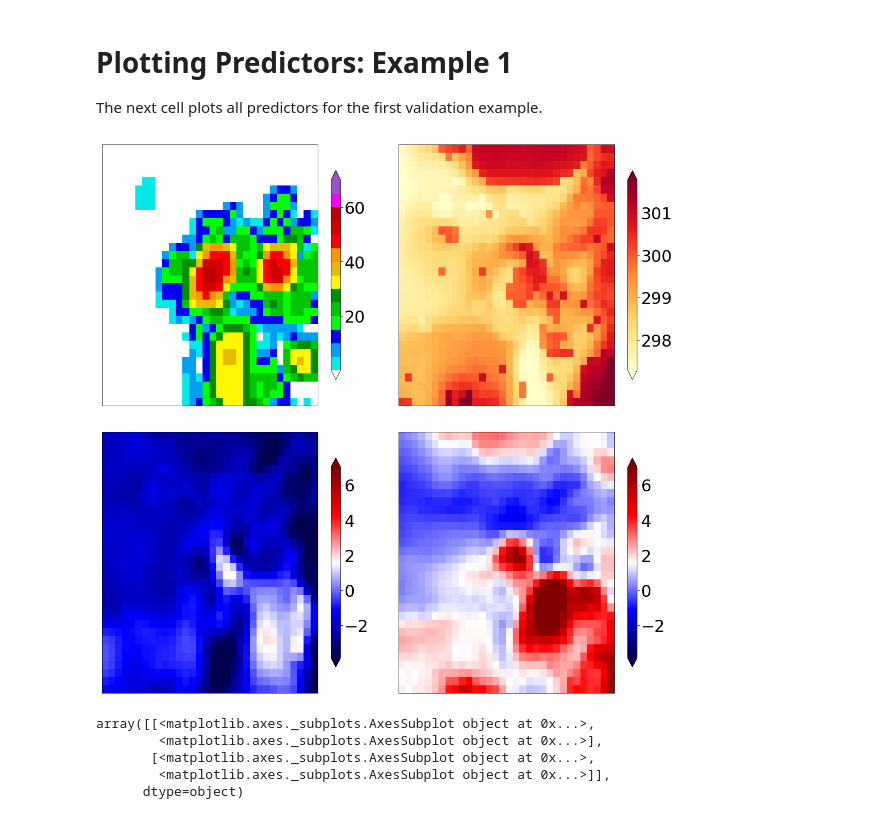
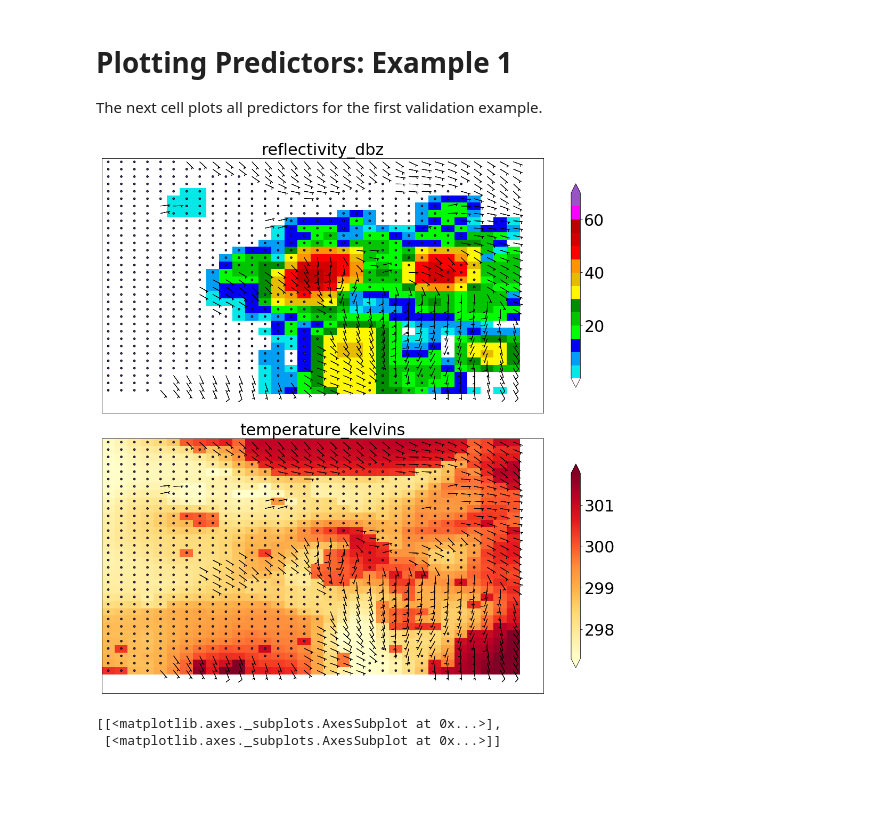
Before and after one commit to djgagne/ams-ml-python-course, a Jupyter notebook: module_4/ML_Short_Course_Module_4_Interpretation.ipynb, the cells around one changed output. Saved outputs shown, nothing was run; the diff lists cells and outputs as text; code cells hidden in the pictures; blank space fills up the shorter version.

```diff
--- a/module_4/ML_Short_Course_Module_4_Interpretation.ipynb
+++ b/module_4/ML_Short_Course_Module_4_Interpretation.ipynb
@@ -206,22 +206,13 @@ REFL_COLOUR_MAP_OBJECT.set_under(numpy.ones(3))
 
 PREDICTOR_TO_COLOUR_MAP_DICT = {
     TEMPERATURE_NAME: pyplot.cm.YlOrRd,
-    REFLECTIVITY_NAME: REFL_COLOUR_MAP_OBJECT,
-    U_WIND_NAME: pyplot.cm.seismic,
-    V_WIND_NAME: pyplot.cm.seismic
+    REFLECTIVITY_NAME: REFL_COLOUR_MAP_OBJECT
 }
 
 THESE_COLOUR_BOUNDS = numpy.array(
     [0.1, 5, 10, 15, 20, 25, 30, 35, 40, 45, 50, 55, 60, 65, 70])
 REFL_COLOUR_NORM_OBJECT = matplotlib.colors.BoundaryNorm(
     THESE_COLOUR_BOUNDS, REFL_COLOUR_MAP_OBJECT.N)
-
-PREDICTOR_TO_COLOUR_NORM_DICT = {
-    TEMPERATURE_NAME: None,
-    REFLECTIVITY_NAME: REFL_COLOUR_NORM_OBJECT,
-    U_WIND_NAME: None,
-    V_WIND_NAME: None
-}
 # %% [markdown]
 # Deep-learning Constants
 
@@ -268,6 +259,7 @@ DATE_FORMAT_REGEX = '[0-9][0-9][0-9][0-9][0-1][0-9][0-3][0-9]'
 
 MIN_PROBABILITY = 1e-15
 MAX_PROBABILITY = 1. - MIN_PROBABILITY
+METRES_PER_SECOND_TO_KT = 3.6 / 1.852
 # %% [markdown]
 # Time Conversion
 
@@ -2409,39 +2456,19 @@ def plot_many_predictors_2d(
 # Plotting Predictors: Example 1
 
 The next cell plots all predictors for the first validation example.
-# %%
-predictor_matrix = validation_image_dict[PREDICTOR_MATRIX_KEY][0, ...]
-predictor_names = validation_image_dict[PREDICTOR_NAMES_KEY]
-
-num_predictors = predictor_matrix.shape[-1]
-predictor_min_colour_values = numpy.full(num_predictors, numpy.nan)
-predictor_max_colour_values = numpy.full(num_predictors, numpy.nan)
-
-wind_indices = [
-    predictor_names.index(U_WIND_NAME), predictor_names.index(V_WIND_NAME)
-]
-
-for m in range(num_predictors):
-    if m in wind_indices:
-        predictor_min_colour_values[m] = numpy.percentile(
-            predictor_matrix[..., wind_indices], 1)
-        predictor_max_colour_values[m] = numpy.percentile(
-            predictor_matrix[..., wind_indices], 99)
-    else:
-        predictor_min_colour_values[m] = numpy.percentile(
-            predictor_matrix[..., m], 1)
-        predictor_max_colour_values[m] = numpy.percentile(
-            predictor_matrix[..., m], 99)
-
-plot_many_predictors_2d(
-    predictor_matrix=predictor_matrix,
-    predictor_names=predictor_names,
-    predictor_min_colour_values=predictor_min_colour_values,
-    predictor_max_colour_values=predictor_max_colour_values)
-# %% [output]
-[figure, removed]
-array([[<matplotlib.axes._subplots.AxesSubplot object at 0x...>,
-        <matplotlib.axes._subplots.AxesSubplot object at 0x...>],
-       [<matplotlib.axes._subplots.AxesSubplot object at 0x...>,
-        <matplotlib.axes._subplots.AxesSubplot object at 0x...>]],
-      dtype=object)
+# %%
+predictor_matrix = validation_image_dict[PREDICTOR_MATRIX_KEY][0, ...]
+predictor_names = validation_image_dict[PREDICTOR_NAMES_KEY]
+temperature_matrix_kelvins = predictor_matrix[
+    ..., predictor_names.index(TEMPERATURE_NAME)]
+
+plot_many_predictors_2d(
+    predictor_matrix=predictor_matrix,
+    predictor_names=predictor_names,
+    min_colour_temp_kelvins=numpy.percentile(temperature_matrix_kelvins, 1),
+    max_colour_temp_kelvins=numpy.percentile(temperature_matrix_kelvins, 99)
+)
+# %% [output]
+[figure, added]
+[[<matplotlib.axes._subplots.AxesSubplot at 0x...>],
+ [<matplotlib.axes._subplots.AxesSubplot at 0x...>]]
```
Also changed, not shown: parts of 1 cell of this notebook, 1 other file.
